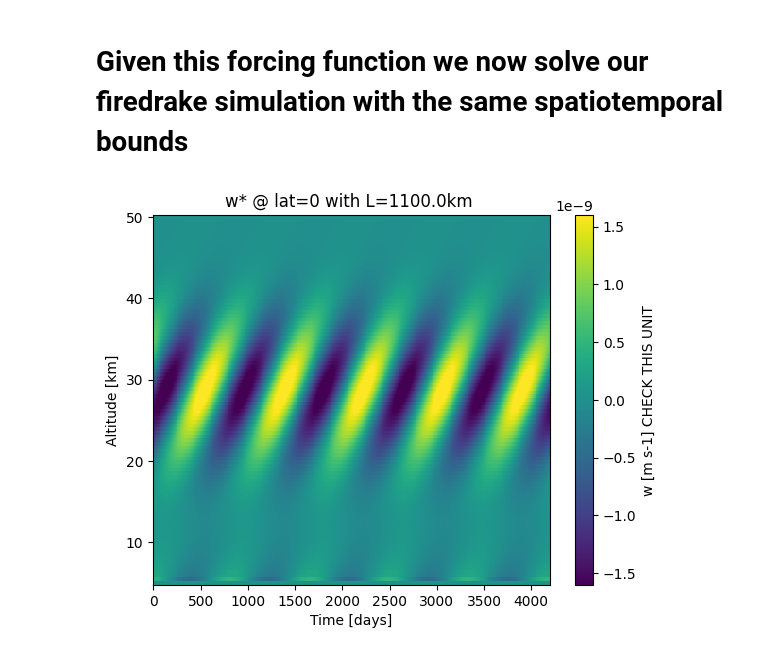
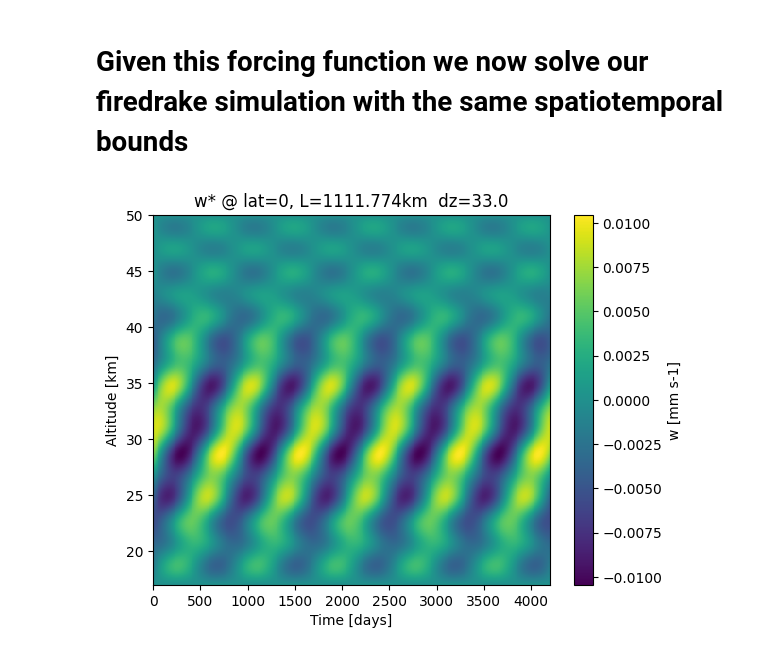
Before and after one commit to cgolja01/QOSM, a Jupyter notebook: Firedrake_Code/simple_model_numerical_solver.ipynb, the cells around one changed output. Drawn from its saved outputs; the diff is of its cells as text; code cells hidden in the pictures.

```diff
--- a/Firedrake_Code/simple_model_numerical_solver.ipynb
+++ b/Firedrake_Code/simple_model_numerical_solver.ipynb
@@ -160,0 +181,4 @@ plt.savefig(plt_path+'forcing_lat_d.pdf', bbox_inches='tight')
+# %%
+aa=(6.37*10**6) # m average radius of earth
+L= (10*np.pi)/180 *aa
+print(L)
@@ -164,15 +190,16 @@ plt.savefig(plt_path+'forcing_lat_d.pdf', bbox_inches='tight')
 # Let's take t and lat outside the solver loop and see what happens
 t=0
 dt=10*3600*24 #s
-tt=840*5*3600*24 #s
+tt=840*5*3600*24 #s  Five cycles of QBO
 
 #the forcing at each time is the same at all latitudes so don't bother looping over lat.
 
 time_size = np.shape(np.arange(t,tt,dt))[0]
-solution_mat=np.zeros([101,time_size])
+solution_mat=np.zeros([1001,time_size])
 timecount=0
 while t<tt:
     lat=0
+
     # define your firedrake variables
     theta = firedrake.Constant((lat*np.pi)/180) #radians
     dtheta=firedrake.Constant((10*np.pi)/180) #radians
@@ -183,15 +210,19 @@ while t<tt:
     omega_t=firedrake.Constant((np.pi*2)/(840*3600*24)*t) # s s-1
     We=firedrake.Constant(7.29*10**(-5)) # rad s-1
     R= firedrake.Constant(287) # J/(kg K)
-    g=firedrake.Constant(9.81) #m/s2
+    g=firedrake.Constant(9.81) # m/s2
     Cp=firedrake.Constant(1005) # J/(kg K)
     H=firedrake.Constant(7000) #  m
-    L=firedrake.Constant(1100*1000) # m
+    #L=firedrake.Constant(1100*1000) # m
+    L=firedrake.Constant(1111774)
     aa=firedrake.Constant(6.37*10**6) # m average radius of earth
+    beta=firedrake.Constant(2*cos(theta)*We/aa)
+    kk =firedrake.Constant(2*R/(H*L*L*beta))
+    zc=firedrake.Constant(17e3) #this is the height of the tropopause/ temperature inversion
 
     # setup firedrake parameters
-    N = 100 # number of elements
-    mesh = IntervalMesh(N, 5000, 50000) #solving in function space z = 5 to 50 km
+    N = 1000 # number of elements
+    mesh = IntervalMesh(N, 17*1000, 50*1000) #solving in function space z = 5 to 50 km
 
     V = FunctionSpace(mesh,'CG', 1) # Define Function space as "continuous Galerkin" "Lagrange" or "CG", representing standard scalar
     #Lagrange finite elements (continuous piecewise polynomial functions);
@@ -201,9 +232,12 @@ while t<tt:
     z = SpatialCoordinate(mesh)[0]
 
     # Define LHS :
-    a = -((2*cos(theta)*We/aa)**2*(L**4)*H/(4*R))*inner(grad(u), grad(v))*dx + (-0.0225*z**2+1.44*z-19.6+g/Cp)*u*v*dx
+    #a = -((beta)**2*(L**4)*H/(4*R))*inner(grad(u), grad(v))*dx + ((-0.0225*(z/1000)**2+1.44*(z/1000)-19.6)/1000+g/Cp)*u*v*dx
+    #re assign constant value for S0
+    a = -((beta)**2*(L**4)*H/(4*R))*inner(grad(u), grad(v))*dx +((2e-3*0.5*(1+tanh(5000000*(z-zc)))-7e-3*0.5*(1+tanh(5000000*(zc-z))))+g/Cp)*u*v*dx
+
     # Define RHS :
-    l=(-f*exp((-theta**2/(2*dtheta**2))-((z-z0)**2/(2*(dz**2))))*((-z+z0/(dz**2))*cos(m*z-omega_t)-m*sin(m*z-omega_t)))*v*dx
+    l=(-1/kk)*f*exp((-theta**2/(2*dtheta**2))-((z-z0)**2/(2*(dz**2))))*(((-z+z0)/(dz**2))*cos(m*z-omega_t)-m*sin(m*z-omega_t))*v*dx
     s=Function(V)
 
     bcs =  [DirichletBC(V, Constant(0), 1),
@@ -222,17 +256,23 @@ while t<tt:
 # %%
 ######################  Generate Plot ###########################
 # plot of wbar for given forcing and L=1
+plt_path='/Users/colleen/Documents/Working Papers/ISSI QBO/plots/'
 rows = mesh.coordinates.dat.data # zcoord
+#rows=np.arange(17e3,50e3,10e3)
 t=0
+dt=10*3600*24 #s
+tt=840*5*3600*24 #s  Five cycles of QBO
 columns =np.arange(t,tt,dt) #time coord
 timemesh,zmesh=np.meshgrid(columns,rows)
 
 plt.figure()
-plt.pcolormesh(timemesh/3600/24,zmesh/1000,solution_mat, vmin=-1.6*10**(-9), vmax=1.6*10**(-9))
-plt.title('w* @ lat=' +str(lat)+ ' with L='+str(L.dat.data[0]/1000)+ 'km ')
+plt.pcolormesh(timemesh/3600/24,zmesh/1000,solution_mat*1000) #  vmin=-3.5*10**(-7), vmax=3.5*10**(-7))
+plt.title('w* @ lat=' +str(lat)+ ', L='+str(L.dat.data[0]/1000)+ 'km '+' dz='+str(rows[1]-rows[0]))
 plt.ylabel('Altitude [km]')
 plt.xlabel('Time [days]')
-plt.colorbar(label='w [m s-1] CHECK THIS UNIT')
-plt.savefig(plt_path+'w_solution_lat'+str(lat)+'.pdf', bbox_inches='tight')
+plt.colorbar(label='w [mm s-1]')
+#plt.savefig(plt_path+'w_solution_lat0_'+str(rows[1]-rows[0])+'m.pdf', bbox_inches='tight')
+plt.show()
+plt.close()
 # %% [output]
-[figure, old version]
+[figure, new version]
```
Also changed, not shown: parts of 8 cells of this notebook.
